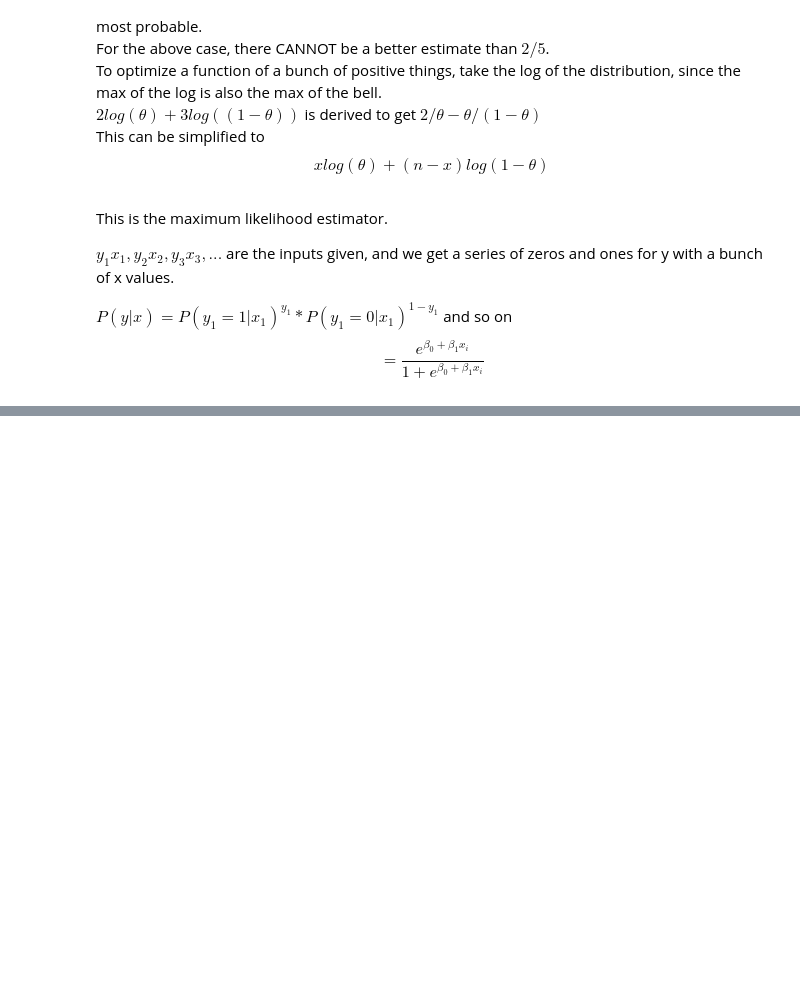
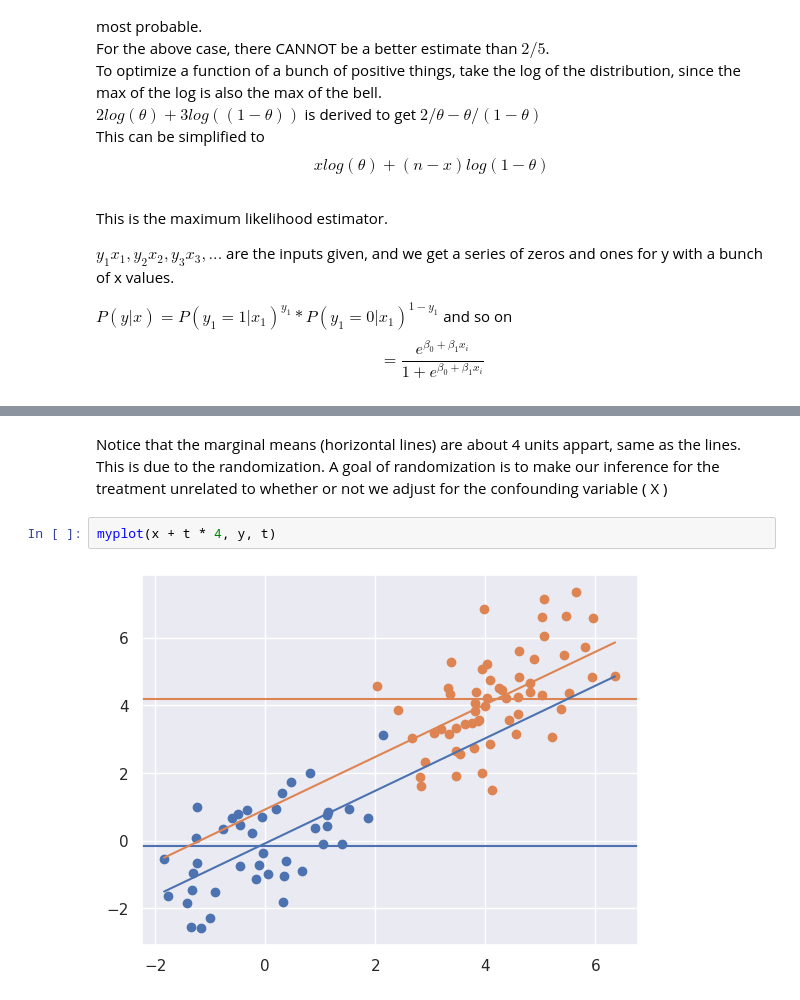
Before and after one commit to Livi-Arbo/BME-DS-Notes, a Jupyter notebook: Data_Science_Notes.ipynb, the cells around one changed output, grey strips where cells are left out. Cells and saved outputs as stored; diff of their text form; blank space fills up the shorter version.

```diff
--- a/Data_Science_Notes.ipynb
+++ b/Data_Science_Notes.ipynb
@@ -650,0 +866,6 @@ $$ = \frac{e^{\beta_0 + \beta_1 x_i}}{1 + e^{\beta_0 + \beta_1 x_i}}$$
+# %% [markdown]
+Notice that the marginal means (horizontal lines) are about 4 units appart, same as the lines. This is due to the randomization. A goal of randomization is to make our inference for the treatment unrelated to whether or not we adjust for the confounding variable ( X )
+# %%
+myplot(x + t * 4, y, t)
+# %% [output]
+[figure, added]
```
Also changed, not shown: parts of 18 cells of this notebook.
